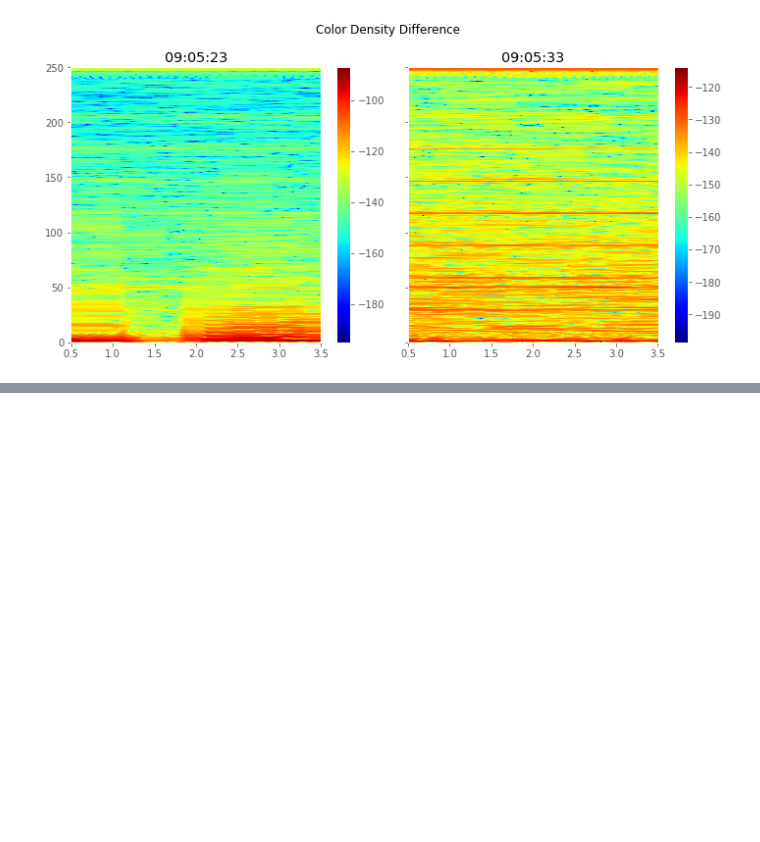
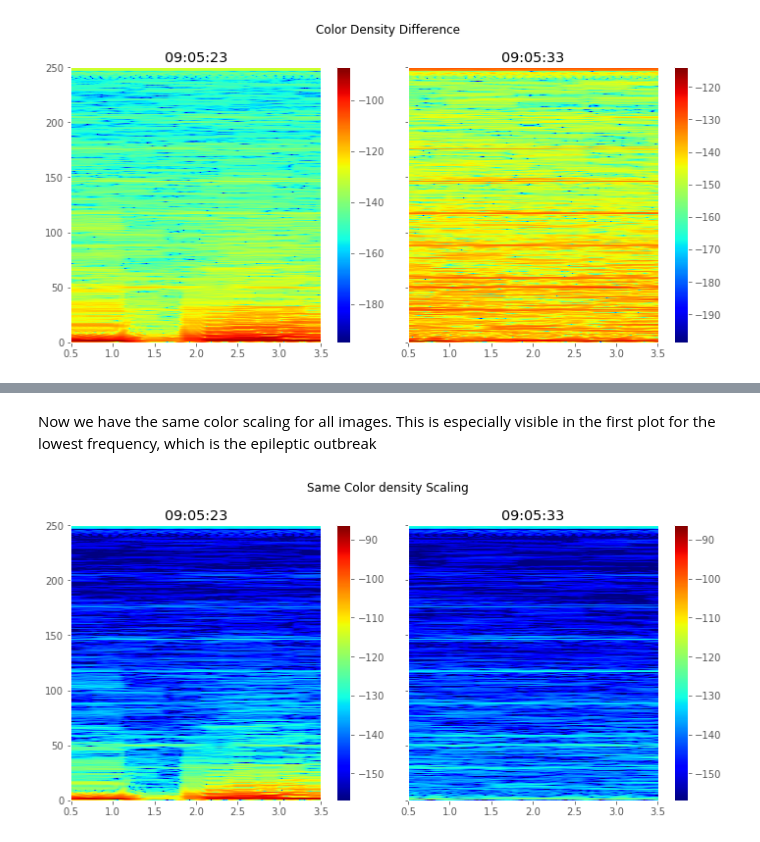
Before and after one commit to nikl1425/DeepLearning_Master, a Jupyter notebook: Master_Thesis_Project/Data_Analysis/Dataset-Køge.ipynb, the cells around one changed output, grey strips where cells are left out. Saved outputs shown, nothing was run; the diff lists cells and outputs as text; code cells hidden in the pictures; blank space fills up the shorter version.

```diff
--- a/Master_Thesis_Project/Data_Analysis/Dataset-Køge.ipynb
+++ b/Master_Thesis_Project/Data_Analysis/Dataset-Køge.ipynb
@@ -727,0 +819,24 @@ plt.show()
+# %% [markdown]
+Now we have the same color scaling for all images. This is especially visible in the first plot for the lowest frequency, which is the epileptic outbreak
+# %%
+#However we can create some manuel configuration which increases the visibility of each frequency.
+
+fig, (ax1, ax2) = plt.subplots(1, 2, figsize=(10,5), sharey=True, sharex = True)
+
+
+normalize_color= matplotlib.colors.Normalize(vmin=new_min + (new_min/4), vmax=new_max)
+ax1.set_title(sz_win[0][1])
+f, t, Sxx = signal.spectrogram(np.array(sz_win[0][0]), fs=500, nperseg=500, noverlap=int(500*0.99), nfft=1024, scaling='density', return_onesided=True)
+pcm = ax1.pcolormesh(t, f, nanpow2db(Sxx), cmap='jet', norm=normalize_color)
+
+ax2.set_title(sz_win[5][1])
+f, t, Sxx = signal.spectrogram(np.array(sz_win[5][0]), fs=500, nperseg=500, noverlap=int(500*0.99), nfft=1024, scaling='density', return_onesided=True)
+pcm2 = ax2.pcolormesh(t, f, nanpow2db(Sxx), cmap='jet', norm=normalize_color)
+
+plt.colorbar(pcm, ax=ax1)
+plt.colorbar(pcm2, ax=ax2)
+fig.suptitle('Same Color density Scaling')
+fig.tight_layout()
+plt.show()
+# %% [output]
+[figure, added]
```
Also changed, not shown: parts of 13 cells of this notebook.
